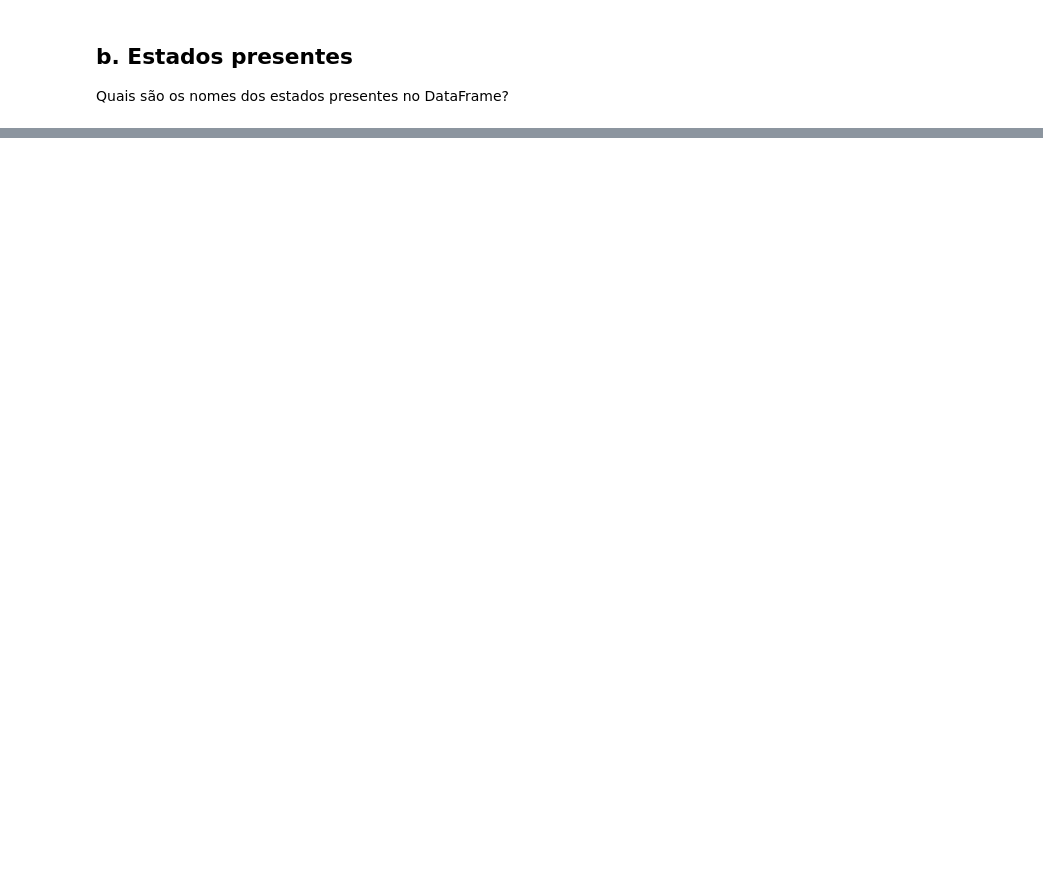
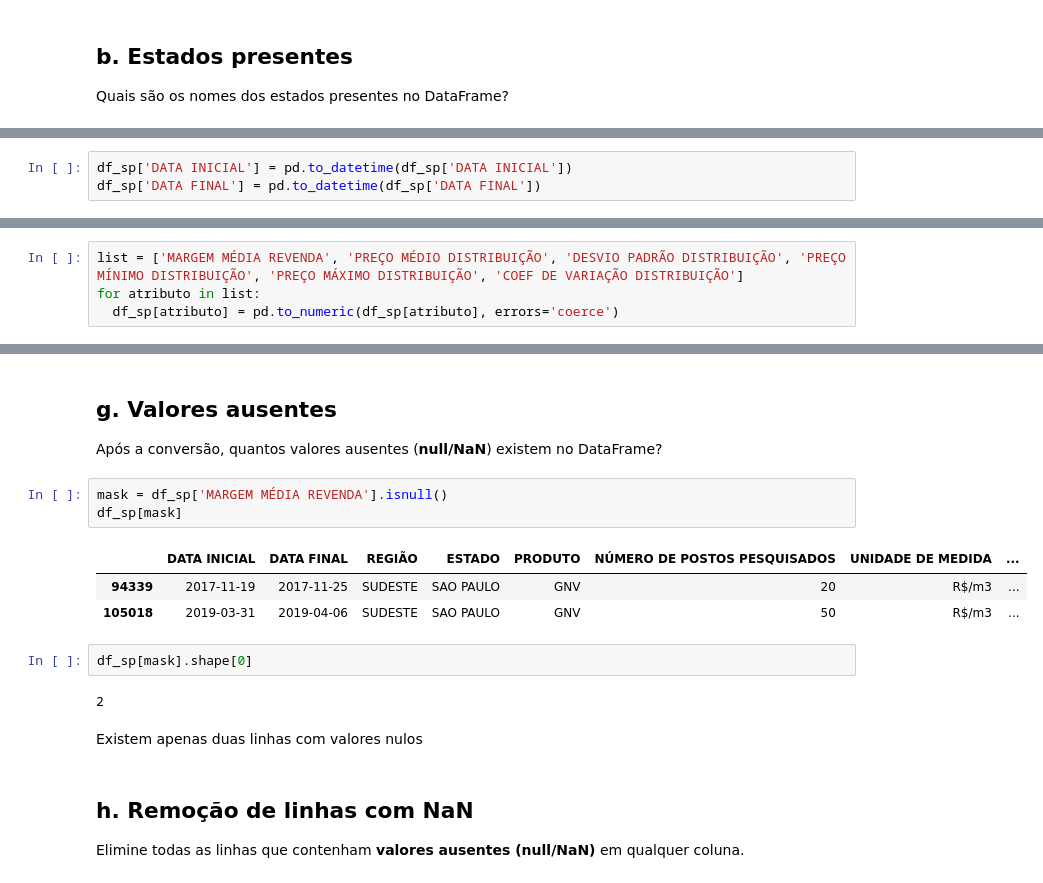
Before and after one commit to RobsonGFerrarezi/Desafio_aula_12-04, a Jupyter notebook: Exercicio_aula_12_04.ipynb, the cells around one changed output, grey strips where cells are left out. Saved outputs shown, nothing was run; the diff lists cells and outputs as text; blank space fills up the shorter version.

```diff
--- a/Exercicio_aula_12_04.ipynb
+++ b/Exercicio_aula_12_04.ipynb
@@ -32,0 +102,3 @@ Quais são os nomes dos estados presentes no DataFrame?
+# %%
+df_sp['DATA INICIAL'] = pd.to_datetime(df_sp['DATA INICIAL'])
+df_sp['DATA FINAL'] = pd.to_datetime(df_sp['DATA FINAL'])
@@ -32,0 +140,4 @@ Quais são os nomes dos estados presentes no DataFrame?
+# %%
+list = ['MARGEM MÉDIA REVENDA', 'PREÇO MÉDIO DISTRIBUIÇÃO', 'DESVIO PADRÃO DISTRIBUIÇÃO', 'PREÇO MÍNIMO DISTRIBUIÇÃO', 'PREÇO MÁXIMO DISTRIBUIÇÃO', 'COEF DE VARIAÇÃO DISTRIBUIÇÃO']
+for atributo in list:
+  df_sp[atributo] = pd.to_numeric(df_sp[atributo], errors='coerce')
@@ -32,0 +170,19 @@ Quais são os nomes dos estados presentes no DataFrame?
+# %% [markdown]
+## g. Valores ausentes
+Após a conversão, quantos valores ausentes (**null/NaN**) existem no DataFrame?
+# %%
+mask = df_sp['MARGEM MÉDIA REVENDA'].isnull()
+df_sp[mask]
+# %% [output]
+|  | DATA INICIAL | DATA FINAL | REGIÃO | ESTADO | PRODUTO | NÚMERO DE POSTOS PESQUISADOS | UNIDADE DE MEDIDA | ... |
+| 94339 | 2017-11-19 | 2017-11-25 | SUDESTE | SAO PAULO | GNV | 20 | R$/m3 | ... |
+| 105018 | 2019-03-31 | 2019-04-06 | SUDESTE | SAO PAULO | GNV | 50 | R$/m3 | ... |
+# %%
+df_sp[mask].shape[0]
+# %% [output]
+2
+# %% [markdown]
+Existem apenas duas linhas com valores nulos
+# %% [markdown]
+## h. Remoção de linhas com NaN
+Elimine todas as linhas que contenham **valores ausentes (null/NaN)** em qualquer coluna.
```
Also changed, not shown: parts of 25 cells of this notebook.
